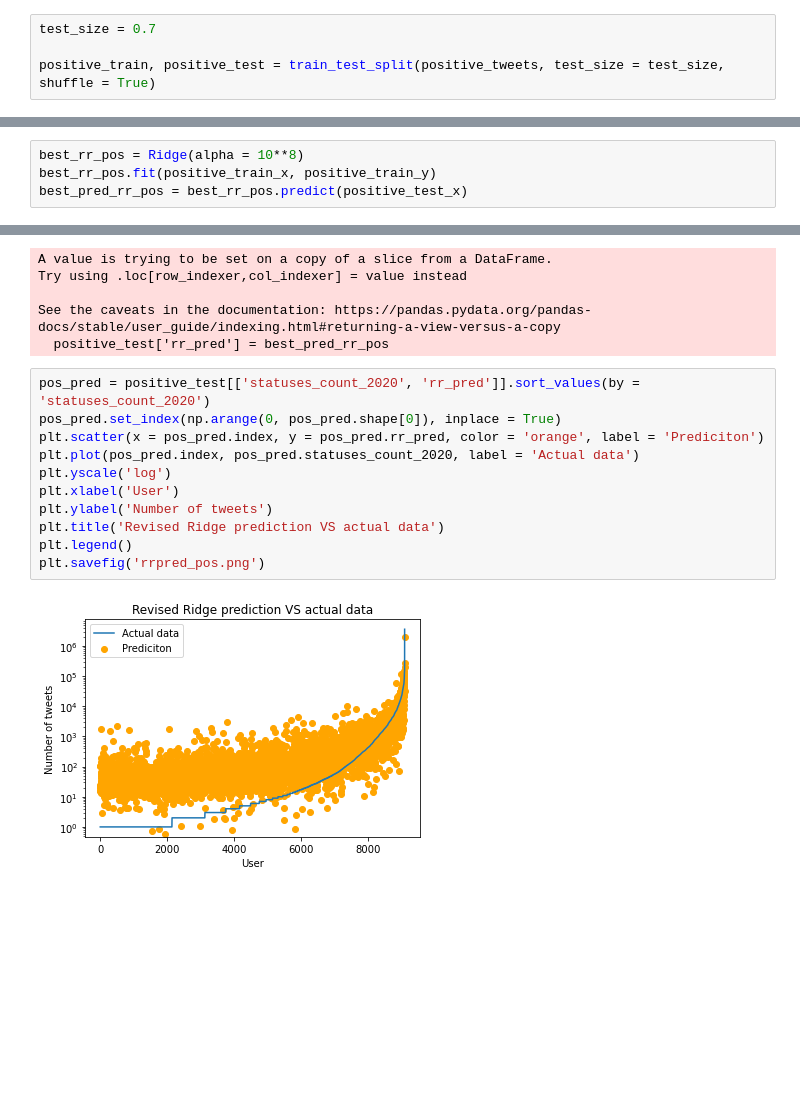
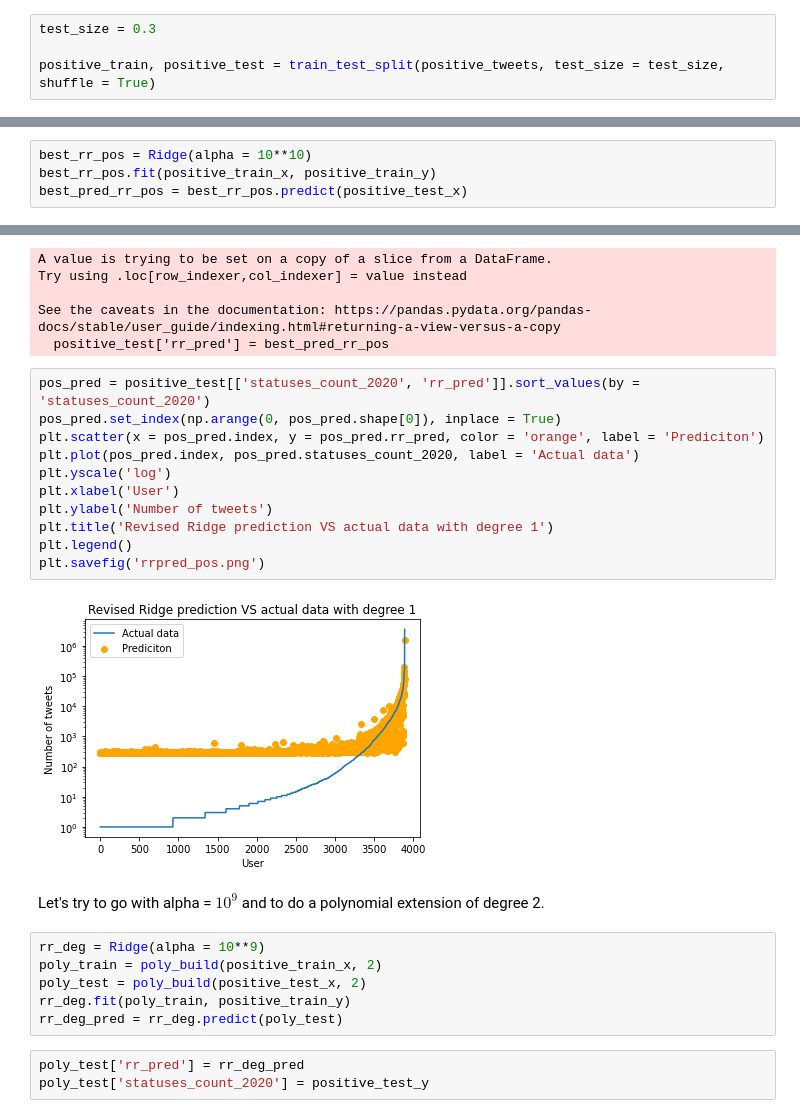
Before and after one commit to epfl-ada/ada-2020-project-milestone-p3-p3_kali, a Jupyter notebook: P4.ipynb, the cells around one changed output, grey strips where cells are left out. Saved outputs shown, nothing was run; the diff lists cells and outputs as text; blank space fills up the shorter version.

```diff
--- a/P4.ipynb
+++ b/P4.ipynb
@@ -464,7 +468,7 @@ plt.savefig('DiffTweets.png')
 # %%
 positive_tweets = active_users[active_users['diff_tweet'] >= 0]
 # %%
-test_size = 0.7
+test_size = 0.3
 
 positive_train, positive_test = train_test_split(positive_tweets, test_size = test_size, shuffle = True)
 # %%
@@ -530,5 +534,5 @@ Once again $10^8$ is the best alpha for Ridge.
 # %%
-best_rr_pos = Ridge(alpha = 10**8)
+best_rr_pos = Ridge(alpha = 10**10)
 best_rr_pos.fit(positive_train_x, positive_train_y)
 best_pred_rr_pos = best_rr_pos.predict(positive_test_x)
 # %%
@@ -542,13 +546,24 @@ See the caveats in the documentation: https://pandas.pydata.org/pandas-docs/stab
 # %%
 pos_pred = positive_test[['statuses_count_2020', 'rr_pred']].sort_values(by = 'statuses_count_2020')
 pos_pred.set_index(np.arange(0, pos_pred.shape[0]), inplace = True)
 plt.scatter(x = pos_pred.index, y = pos_pred.rr_pred, color = 'orange', label = 'Prediciton')
 plt.plot(pos_pred.index, pos_pred.statuses_count_2020, label = 'Actual data')
 plt.yscale('log')
 plt.xlabel('User')
 plt.ylabel('Number of tweets')
-plt.title('Revised Ridge prediction VS actual data')
+plt.title('Revised Ridge prediction VS actual data with degree 1')
 plt.legend()
 plt.savefig('rrpred_pos.png')
 # %% [output]
-[figure, old version]
+[figure, new version]
+# %% [markdown]
+Let's try to go with alpha = $10^9$ and to do a polynomial extension of degree 2.
+# %%
+rr_deg = Ridge(alpha = 10**9)
+poly_train = poly_build(positive_train_x, 2)
+poly_test = poly_build(positive_test_x, 2)
+rr_deg.fit(poly_train, positive_train_y)
+rr_deg_pred = rr_deg.predict(poly_test)
+# %%
+poly_test['rr_pred'] = rr_deg_pred
+poly_test['statuses_count_2020'] = positive_test_y
```
Also changed, not shown: parts of 6 cells of this notebook, 2 other files.
